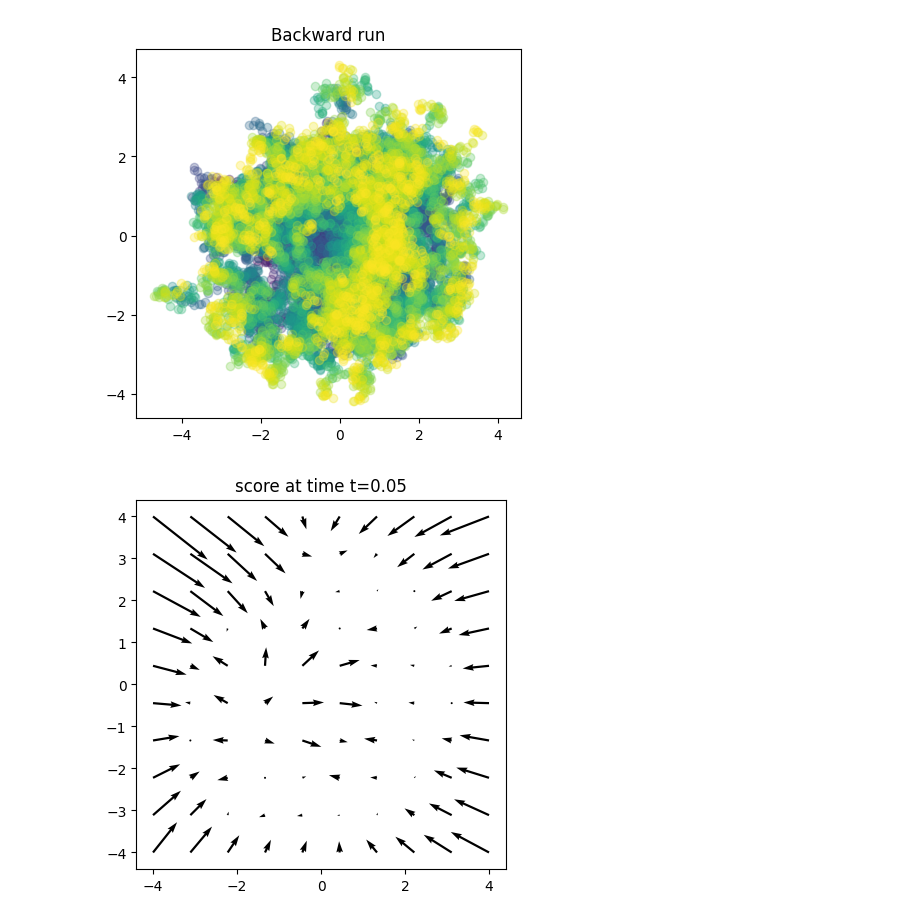
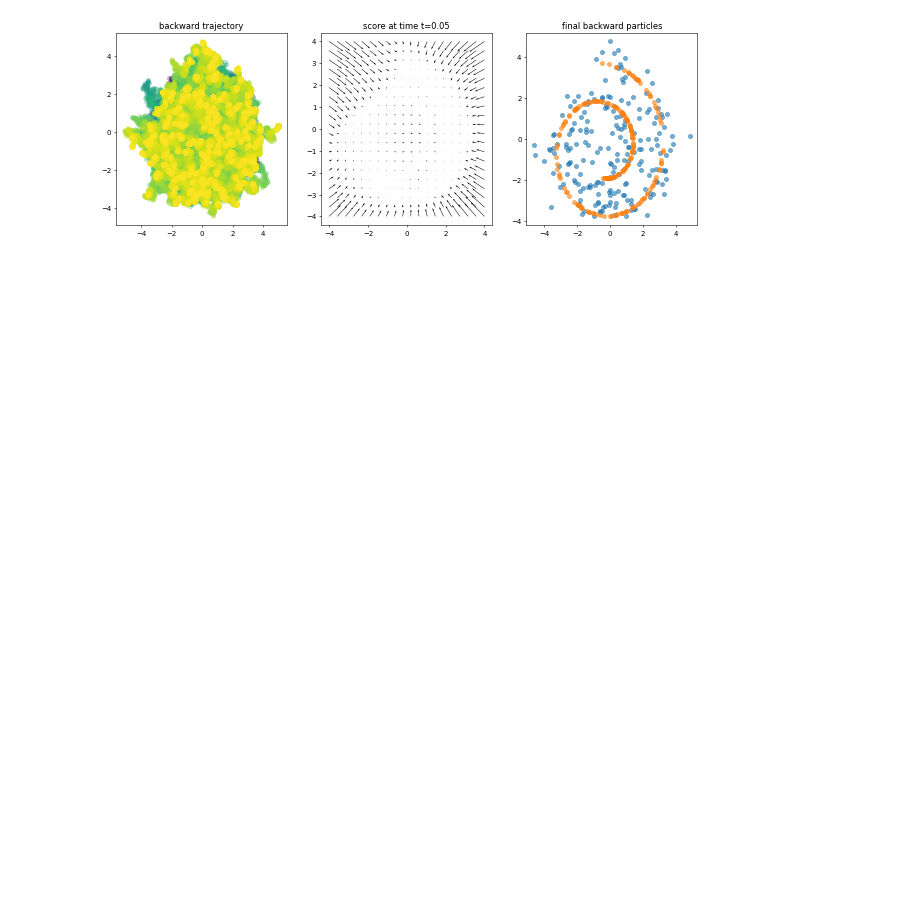
Before and after one commit to min-hieu/ToyScory, a Jupyter notebook: HelloScoreMinimal.ipynb, the cells around one changed output. Saved outputs shown, nothing was run; the diff lists cells and outputs as text; code cells hidden in the pictures; blank space fills up the shorter version.

```diff
--- a/HelloScoreMinimal.ipynb
+++ b/HelloScoreMinimal.ipynb
@@ -38,7 +36,7 @@ The autoreload extension is already loaded. To reload it, use:
 # %%
-from sde import OrnsteinUhlenbeck
+from sde import OU, VPSDE, VESDE
 
-sde = OrnsteinUhlenbeck(N=100, T=1)
+sde = VPSDE(N=1000, T=1)
 # %%
 from tqdm import tqdm
 
@@ -88,14 +99,14 @@ plt.savefig("./mean_std.jpg")
 from network import Naive
 from torch.optim import Adam
 from train_utils import get_step_fn, train_diffusion
-from loss import DSMLoss
+from loss import DSMLoss, ISMLoss
 
-model = Naive(in_dim=2, enc_shapes=[32,32], dec_shapes=[64,64], z_dim=32)
+model = Naive(in_dim=2, enc_shapes=[256,256,256], dec_shapes=[256,256], z_dim=256)
 loss_fn = DSMLoss(alpha=0.3, diff_weight=True)
 optimizer = Adam(model.parameters(), lr=1e-4)
 ema = None
 step_fn = get_step_fn(loss_fn, optimizer, ema, sde, model)
 
-N_steps = 15000
+N_steps = 10000
 train_diffusion(target_ds.get_dataloader(), step_fn, N_steps, plot=True)
 # %% [output]
@@ -110,53 +121,52 @@ sampler_fn = sampler.get_sampling_fn(sde_backward, prior_ds)
 plot_Ntest = 200
 out, ntot, timesteps, x_hist = sampler_fn(N_samples=plot_Ntest)
 # %%
-fig = plt.figure()
-ax = fig.add_subplot(1, 1, 1)
+fig = plt.figure(figsize=(15, 5), dpi=50)
+ax = fig.add_subplot(1, 3, 1)
 t_arr = np.linspace(0, sde.T, sde.N)
 
 for k, tt in enumerate(t_arr):
     outk = x_hist[k]
     ax.scatter(outk[:, 0], outk[:, 1], alpha=0.3, color=cmap(tt/t_arr[-1]))
 ax.grid(False)
-ax.set_aspect('equal', adjustable='box')
-strtitle = "Backward run"
+# ax.xlim(-0.5, 0.5)
+# ax.ylim(-5, 5)
+ax.set_aspect('auto', adjustable='box')
+strtitle = "backward trajectory"
 ax.set_title(strtitle)
-plt.savefig("./backward_run.jpg")
 
 xmin, xmax = -4, 4
 ymin, ymax = -4, 4
-xx, yy = np.mgrid[xmin:xmax:10j, ymin:ymax:10j]
-fig = plt.figure()
+xx, yy = np.mgrid[xmin:xmax:20j, ymin:ymax:20j]
+# fig = plt.figure()
 t0 = 0.05
 x = np.concatenate(
     (xx.reshape(-1, 1), yy.reshape(-1, 1)), axis=-1)
 t = np.zeros((x.shape[0],)) + t0
 
 t_tensor = torch.tensor(t).float()
 x_tensor = torch.tensor(x).float()
 
 with torch.no_grad():
     out = model(t_tensor, x_tensor)
 
 u = out[:, 0].reshape(xx.shape)
 v = out[:, 1].reshape(yy.shape)
-ax = fig.add_subplot(1, 1, 1)
+ax = fig.add_subplot(1, 3, 2)
 ax.quiver(xx, yy, u, v)
-ax.set_aspect('equal', adjustable='box')
+ax.set_aspect('auto', adjustable='box')
 strtitle = f"score at time t={t0}"
 ax.set_title(strtitle)
-plt.savefig("./score_vector_field.jpg")
 
 out_true = target_ds[range(0, plot_Ntest)]
-fig = plt.figure()
-ax = fig.add_subplot(1, 1, 1)
+# fig = plt.figure()
+ax = fig.add_subplot(1, 3, 3)
 ax.scatter(x_hist[-1, :, 0], x_hist[-1, :, 1], alpha=0.6)
 ax.scatter(out_true[:, 0], out_true[:, 1], alpha=0.6)
 ax.grid(False)
-ax.set_aspect('equal', adjustable='box')
-strtitle = "Final backward particles"
+ax.set_aspect('auto', adjustable='box')
+strtitle = "final backward particles"
 ax.set_title(strtitle)
-plt.savefig("./final_backward.jpg")
+plt.savefig("./task1_output.jpg")
 # %% [output]
-[figure, old version]
+[figure, new version]
-[figure, removed]
```
Also changed, not shown: parts of 4 cells of this notebook, 5 other files.
